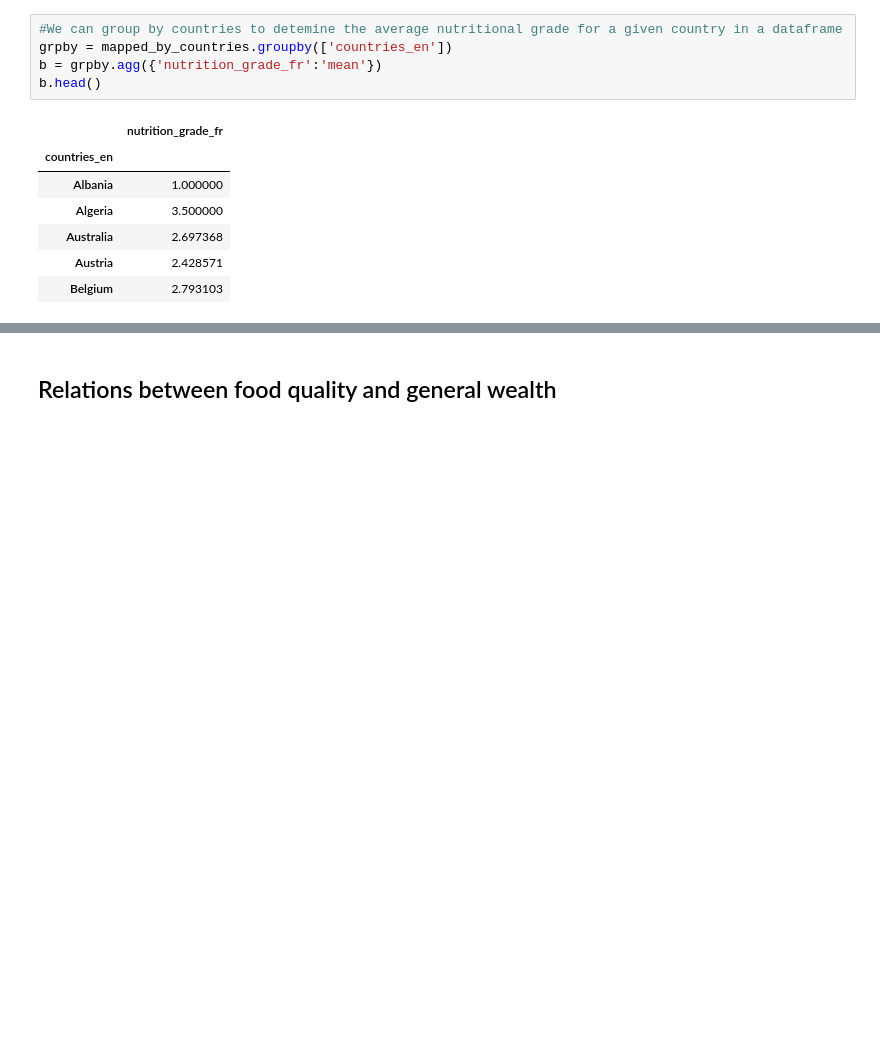
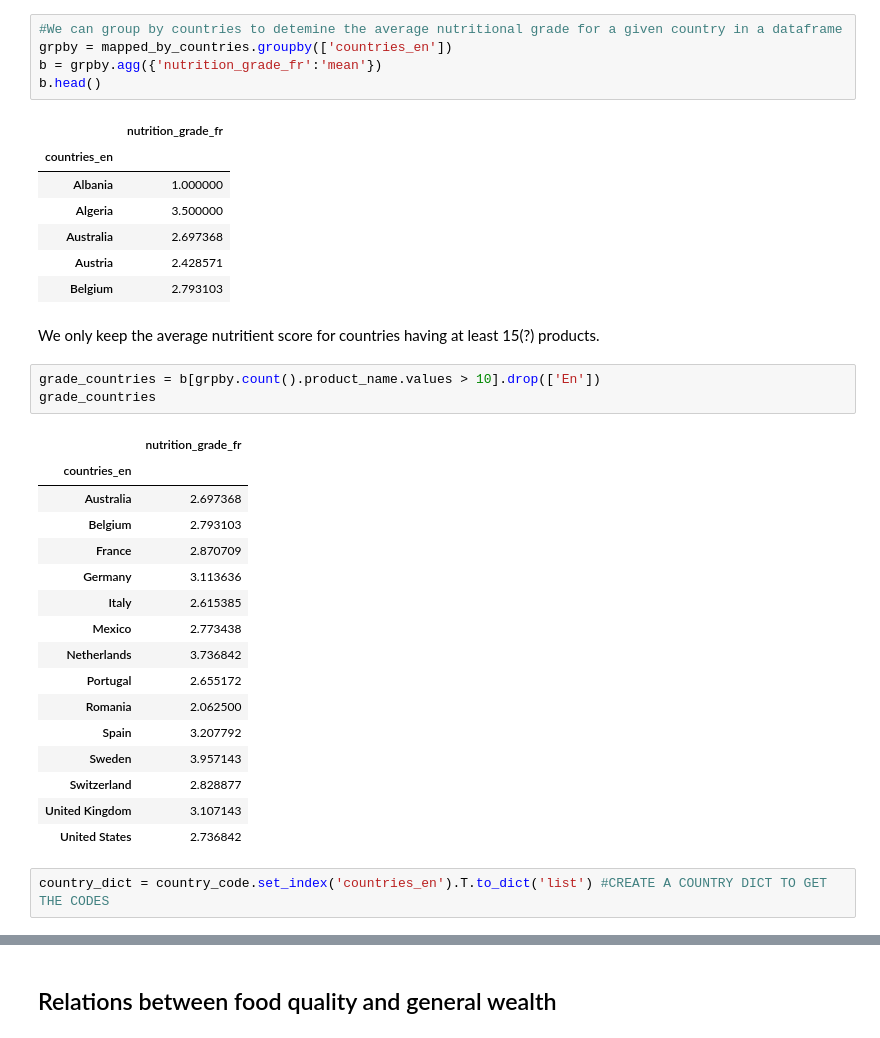
Before and after one commit to coiL10/AdamanTeam, a Jupyter notebook: milestone2.ipynb, the cells around one changed output, grey strips where cells are left out. Saved outputs shown, nothing was run; the diff lists cells and outputs as text; blank space fills up the shorter version.

```diff
--- a/milestone2.ipynb
+++ b/milestone2.ipynb
@@ -855,3 +878,27 @@ b.head()
 | Australia | 2.697368 |
 | Austria | 2.428571 |
 | Belgium | 2.793103 |
+# %% [markdown]
+We only keep the average nutritient score for countries having at least 15(?) products.
+# %%
+grade_countries = b[grpby.count().product_name.values > 10].drop(['En'])
+grade_countries
+# %% [output]
+|  | nutrition_grade_fr |
+| countries_en |  |
+| Australia | 2.697368 |
+| Belgium | 2.793103 |
+| France | 2.870709 |
+| Germany | 3.113636 |
+| Italy | 2.615385 |
+| Mexico | 2.773438 |
+| Netherlands | 3.736842 |
+| Portugal | 2.655172 |
+| Romania | 2.062500 |
+| Spain | 3.207792 |
+| Sweden | 3.957143 |
+| Switzerland | 2.828877 |
+| United Kingdom | 3.107143 |
+| United States | 2.736842 |
+# %%
+country_dict = country_code.set_index('countries_en').T.to_dict('list') #CREATE A COUNTRY DICT TO GET THE CODES
```
Also changed, not shown: parts of 5 cells of this notebook.
